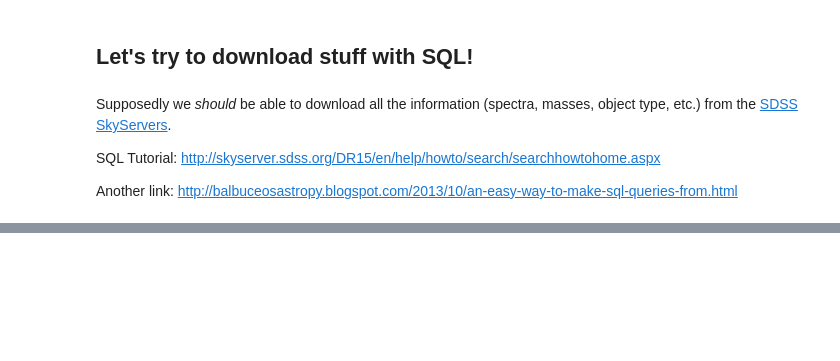
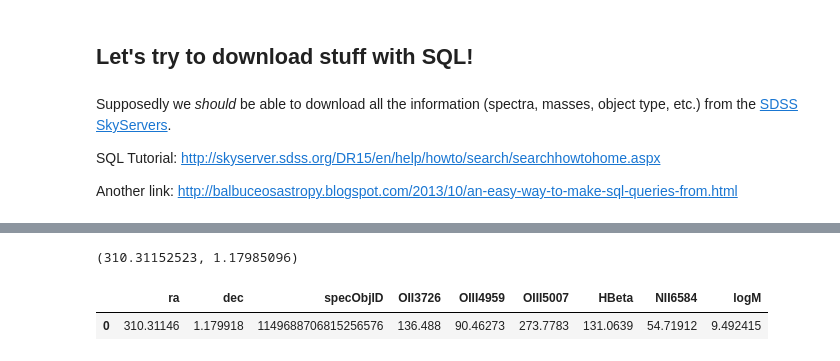
Before and after one commit to NicoAdams/Stripe82Clumps, a Jupyter notebook: mike_sandbox.ipynb, the cells around one changed output, grey strips where cells are left out. Saved outputs shown, nothing was run; the diff lists cells and outputs as text; code cells hidden in the pictures; blank space fills up the shorter version.

```diff
--- a/mike_sandbox.ipynb
+++ b/mike_sandbox.ipynb
@@ -249,0 +260,4 @@ Another link: http://balbuceosastropy.blogspot.com/2013/10/an-easy-way-to-make-s
+# %%
+br['cmd'] = s
+br['format'] = ['csv']
+response = br.submit()
@@ -249,0 +268,3 @@ Another link: http://balbuceosastropy.blogspot.com/2013/10/an-easy-way-to-make-s
+# %%
+file_like = BytesIO(response.get_data())
+df = pd.read_csv(file_like,skiprows=1)
@@ -336,0 +320,19 @@ testTable
+# %%
+raDec34
+# %% [output]
+(310.31152523, 1.17985096)
+# %%
+testS = "SELECT \
+x.ra, x.dec, s.specObjID, \
+s.oii_3726_flux as OII3726, s.oiii_4959_flux as OIII4959, \
+s.oiii_5007_flux as OIII5007,s.h_beta_flux as HBeta,s.nii_6584_flux as NII6584,x.logMass as logM \
+FROM fGetNearbySpecObjEq(%s,%s,2) n \
+JOIN galSpecLine s ON n.specObjID=s.specObjID \
+JOIN stellarMassFSPSGranEarlyDust x ON x.specObjID = s.specObjID"%(raDec34[0],raDec34[1])
+# %%
+newTable = SDSS_select(testS)
+# %%
+newTable
+# %% [output]
+|  | ra | dec | specObjID | OII3726 | OIII4959 | OIII5007 | HBeta | NII6584 | logM |
+| 0 | 310.31146 | 1.179918 | 1149688706815256576 | 136.488 | 90.46273 | 273.7783 | 131.0639 | 54.71912 | 9.492415 |
```
Also changed, not shown: parts of 17 cells of this notebook.
